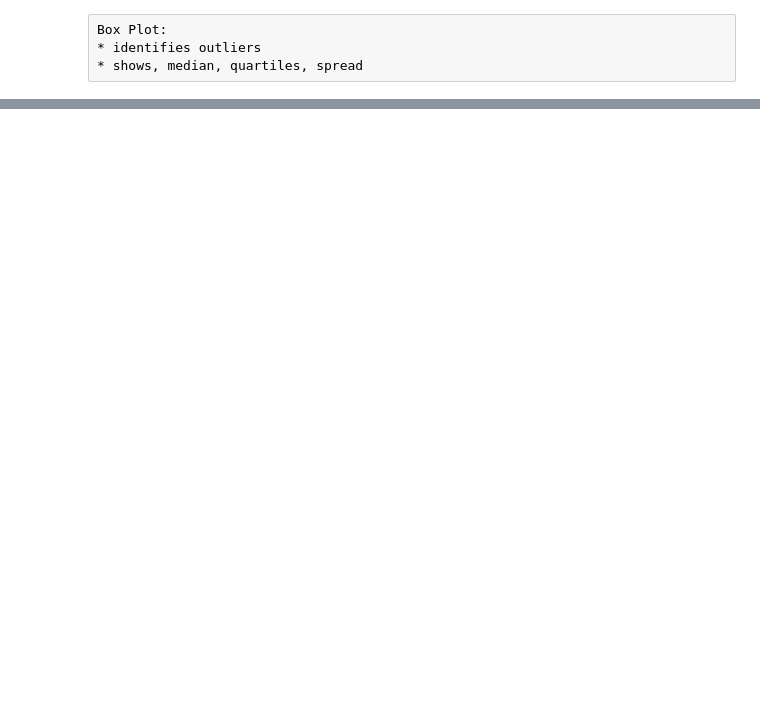
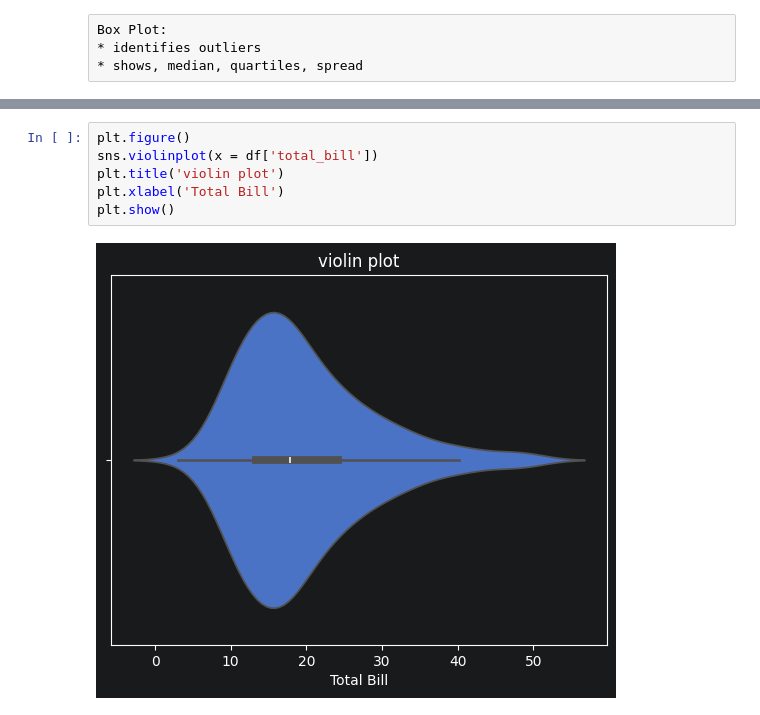
Before and after one commit to Anik-Singha/mlp-besant, a Jupyter notebook: 12_DataVizualization.ipynb, the cells around one changed output, grey strips where cells are left out. Cells and saved outputs as stored; diff of their text form; blank space fills up the shorter version.

```diff
--- a/12_DataVizualization.ipynb
+++ b/12_DataVizualization.ipynb
@@ -119,0 +129,8 @@ plt.show()
+# %%
+plt.figure()
+sns.violinplot(x = df['total_bill'])
+plt.title('violin plot')
+plt.xlabel('Total Bill')
+plt.show()
+# %% [output]
+[figure, added]
```
Also changed, not shown: parts of 26 cells of this notebook, 1 other file.
